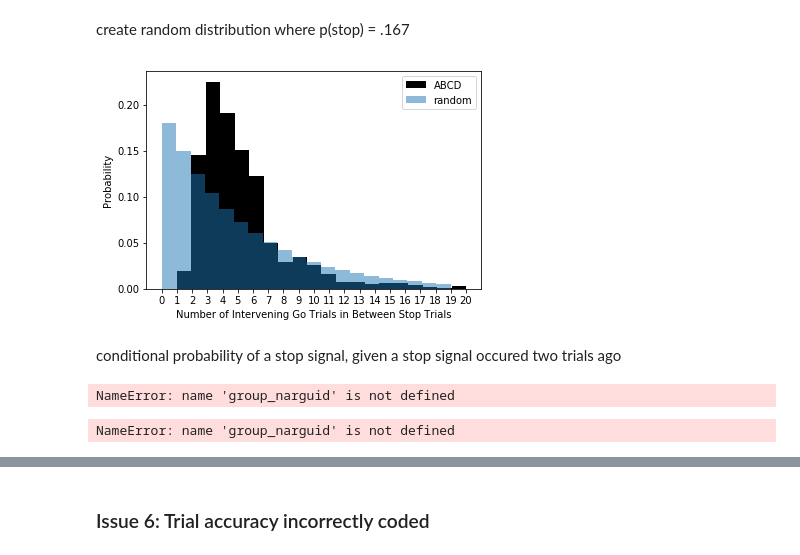
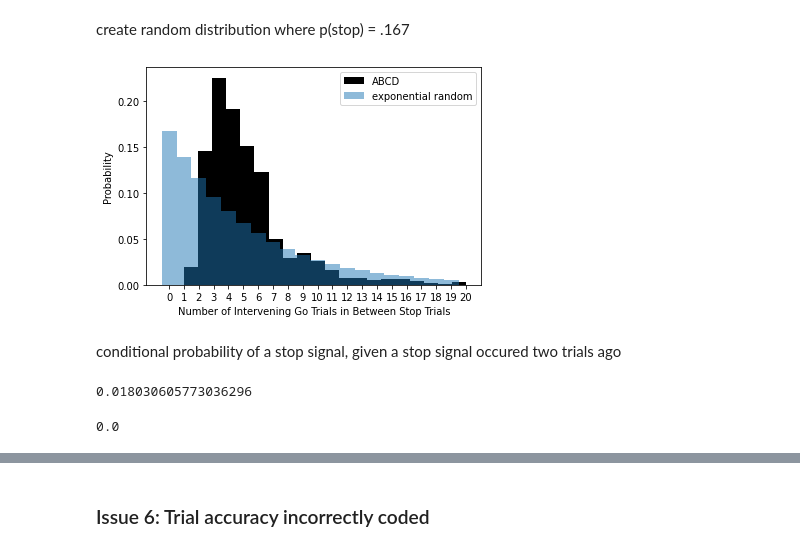
Before and after one commit to mckenziephagen/ABCD_Stop_Signal, a Jupyter notebook: scripts/SST_manuscript/SST_problems.ipynb, the cells around one changed output, grey strips where cells are left out. Saved outputs shown, nothing was run; the diff lists cells and outputs as text; code cells hidden in the pictures.

```diff
--- a/scripts/SST_manuscript/SST_problems.ipynb
+++ b/scripts/SST_manuscript/SST_problems.ipynb
@@ -296,41 +324,31 @@ The probability of a stop signal is not uniform, and stop trials never occur bac
 # %% [markdown]
 create random distribution where p(stop) = .167
 # %%
-x = np.arange(0,20, 1)
+x = np.arange(0,50, 1)
 def my_dist(i):
     i = (1/6) * (5/6)**(i)
     return(i)
 p = my_dist(x)
 p_norm = p/np.sum(p)  # norm to sum=1
-p_cdf = np.cumsum(p_norm) # cumulative distribution
 nsamples = 1000000
-p_samp = []
-rng = np.random.RandomState(1)
-for i in range(nsamples):
-    idx = np.where(p_cdf > rng.rand())[0]
-    if len(idx) == 0:
-        idx = p_cdf.shape[0] - 1
-    else:
-        idx = idx[0]
-    p_samp.append(idx)
+from scipy.stats import rv_discrete
+rv = rv_discrete(values=(x, p_norm))
+p_samp = rv.rvs(size=nsamples)
 # %%
 stop_prob_index = SST_concat.loc[(SST_concat['StopTrial'] !=1) & (SST_concat['StopTrial'] !=31)].index
 # %%
 plt.hist(SST_concat['Stop_nback'].loc[stop_prob_index].dropna(), density = True, bins = 20, label = 'ABCD', color = 'black')
 p_norm = p/np.sum(p)  # norm to sum=1
-#plt.plot(x,p_norm, label = ‘random conditional probability of a stop signal’, color=‘r’)
-ax = plt.gca()
-plt.hist(p_samp, density = True, bins = 20, label = 'random', alpha=0.5)
-
+h = np.histogram(p_samp, bins = x, density=True)
+plt.bar(h[1][:20],h[0][:20] , label = 'exponential random', alpha=0.5,width=1)
 plt.xlabel('Number of Intervening Go Trials in Between Stop Trials')
 plt.ylabel('Probability')
-#plt.title('Non-uniform conditional trial probabilities')
 plt.xticks(np.arange(0, 21, step=1))
 plt.legend()
 plt.savefig('conditional_probability.png')
 plt.show()
 # %% [output]
-[figure, old version]
+[figure, new version]
 # %% [markdown]
 conditional probability of a stop signal, given a stop signal occured two trials ago
 # %%
@@ -343,13 +361,13 @@ def mean_nback(df, num_back):
 mean_one_nback = group_narguid.apply(lambda x: mean_nback(x, 1))
 np.mean(mean_one_nback)
 # %% [output]
-NameError: name 'group_narguid' is not defined
+0.018030605773036296
 # %%
 #how many trials exist
 mean_zero_back = group_narguid.apply(lambda x: mean_nback(x, 0))
 np.mean(mean_zero_back)
 # %% [output]
-NameError: name 'group_narguid' is not defined
+0.0
 # %%
 one_back = SST_concat.loc[SST_concat['Stop_nback'] == 1] #stop nback in this case
 stop_nback = SST_concat.loc[~SST_concat['Stop_nback'].isnull()]['Stop_nback']
```
Also changed, not shown: parts of 29 cells of this notebook, 1 other file.
